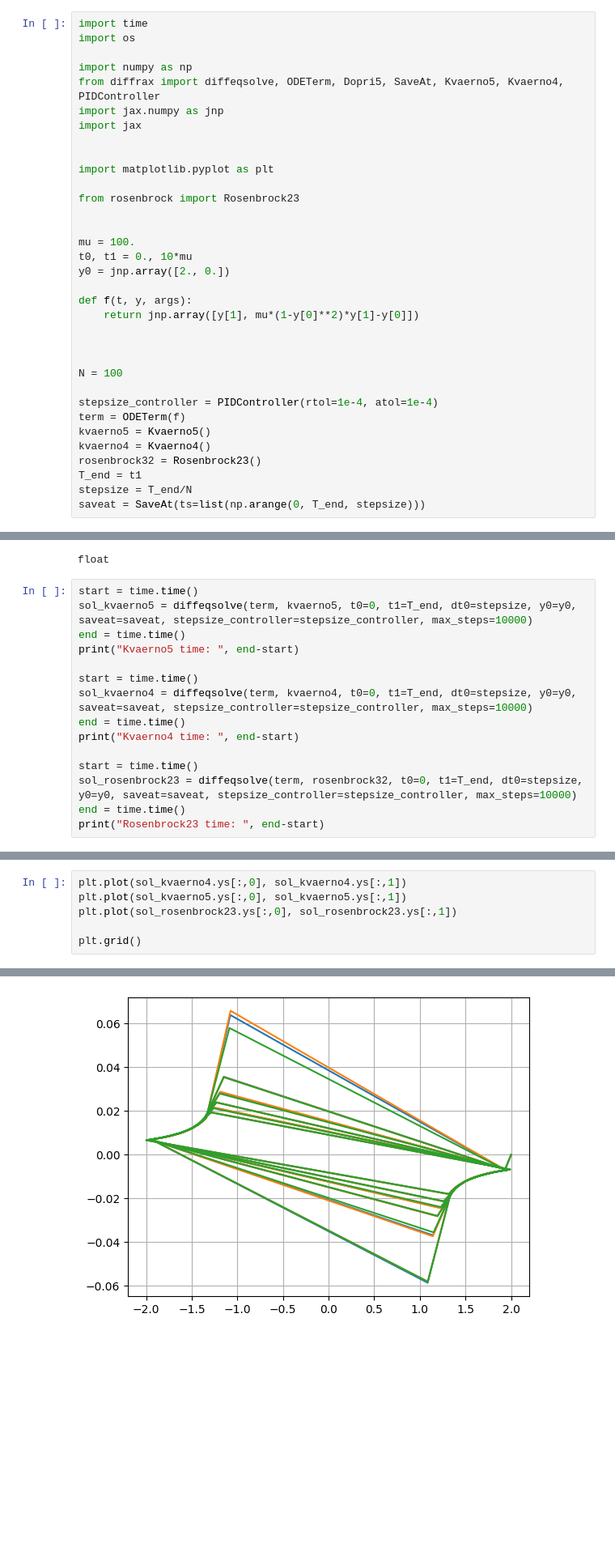
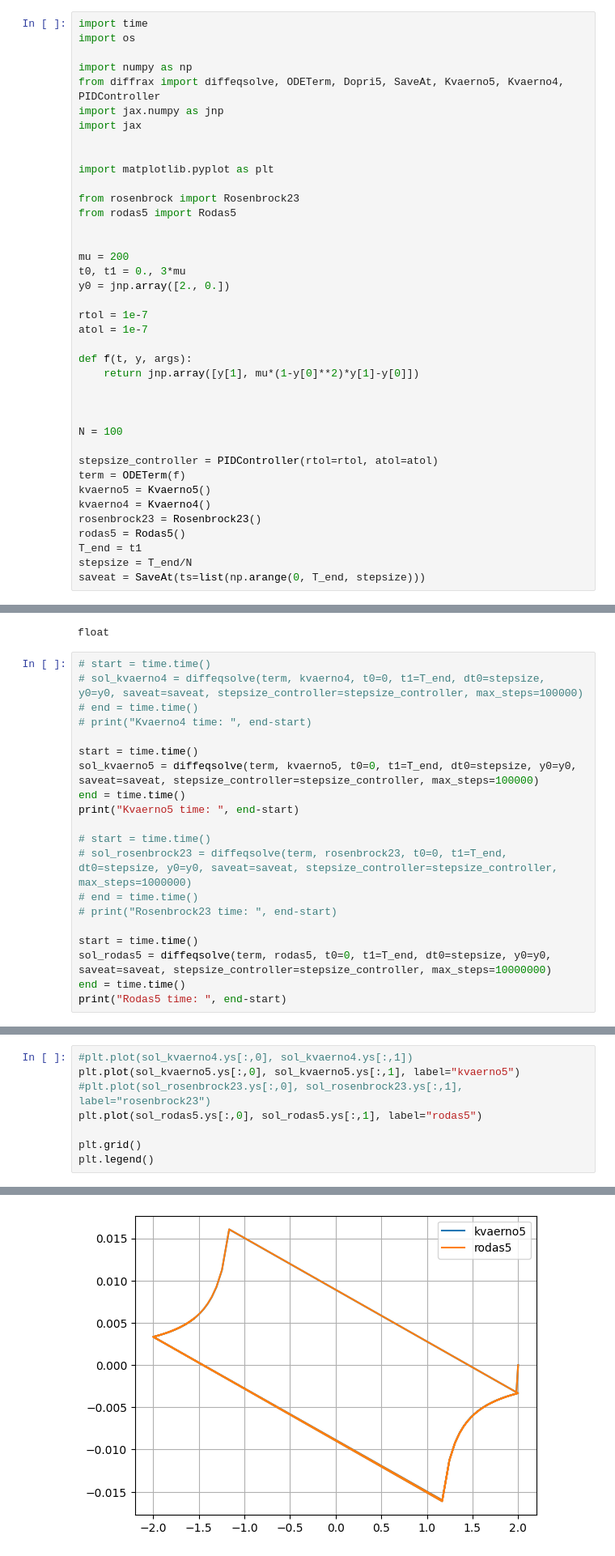
Before and after one commit to tobias-heinzle/integrators, a Jupyter notebook: diffrax.ipynb, the cells around one changed output, grey strips where cells are left out. Shown at 81% size. Cells and saved outputs as stored; diff of their text form; blank space fills up the shorter version.

Commit message:
ADD Rodas5 to diffrax and comparison script

```diff
--- a/diffrax.ipynb
+++ b/diffrax.ipynb
@@ -11,11 +11,15 @@ import jax
 import matplotlib.pyplot as plt
 
 from rosenbrock import Rosenbrock23
+from rodas5 import Rodas5
 
 
-mu = 100.
-t0, t1 = 0., 10*mu
+mu = 200
+t0, t1 = 0., 3*mu
 y0 = jnp.array([2., 0.])
+
+rtol = 1e-7
+atol = 1e-7
 
 def f(t, y, args):
     return jnp.array([y[1], mu*(1-y[0]**2)*y[1]-y[0]])
@@ -24,11 +28,12 @@ def f(t, y, args):
 
 N = 100
 
-stepsize_controller = PIDController(rtol=1e-4, atol=1e-4)
+stepsize_controller = PIDController(rtol=rtol, atol=atol)
 term = ODETerm(f)
 kvaerno5 = Kvaerno5()
 kvaerno4 = Kvaerno4()
-rosenbrock32 = Rosenbrock23()
+rosenbrock23 = Rosenbrock23()
+rodas5 = Rodas5()
 T_end = t1
 stepsize = T_end/N
 saveat = SaveAt(ts=list(np.arange(0, T_end, stepsize)))
@@ -43,18 +48,23 @@ type(control)
 # %% [output]
 float
 # %%
+# start = time.time()
+# sol_kvaerno4 = diffeqsolve(term, kvaerno4, t0=0, t1=T_end, dt0=stepsize, y0=y0, saveat=saveat, stepsize_controller=stepsize_controller, max_steps=100000)
+# end = time.time()
+# print("Kvaerno4 time: ", end-start)
+
 start = time.time()
-sol_kvaerno5 = diffeqsolve(term, kvaerno5, t0=0, t1=T_end, dt0=stepsize, y0=y0, saveat=saveat, stepsize_controller=stepsize_controller, max_steps=10000)
+sol_kvaerno5 = diffeqsolve(term, kvaerno5, t0=0, t1=T_end, dt0=stepsize, y0=y0, saveat=saveat, stepsize_controller=stepsize_controller, max_steps=100000)
 end = time.time()
 print("Kvaerno5 time: ", end-start)
 
-start = time.time()
-sol_kvaerno4 = diffeqsolve(term, kvaerno4, t0=0, t1=T_end, dt0=stepsize, y0=y0, saveat=saveat, stepsize_controller=stepsize_controller, max_steps=10000)
-end = time.time()
-print("Kvaerno4 time: ", end-start)
+# start = time.time()
+# sol_rosenbrock23 = diffeqsolve(term, rosenbrock23, t0=0, t1=T_end, dt0=stepsize, y0=y0, saveat=saveat, stepsize_controller=stepsize_controller, max_steps=1000000)
+# end = time.time()
+# print("Rosenbrock23 time: ", end-start)
 
 start = time.time()
-sol_rosenbrock23 = diffeqsolve(term, rosenbrock32, t0=0, t1=T_end, dt0=stepsize, y0=y0, saveat=saveat, stepsize_controller=stepsize_controller, max_steps=10000)
+sol_rodas5 = diffeqsolve(term, rodas5, t0=0, t1=T_end, dt0=stepsize, y0=y0, saveat=saveat, stepsize_controller=stepsize_controller, max_steps=10000000)
 end = time.time()
-print("Rosenbrock23 time: ", end-start)
+print("Rodas5 time: ", end-start)
 # %% [output]
@@ -64,7 +73,9 @@ Rosenbrock23 time:  0.6501529216766357
 # %%
-plt.plot(sol_kvaerno4.ys[:,0], sol_kvaerno4.ys[:,1])
-plt.plot(sol_kvaerno5.ys[:,0], sol_kvaerno5.ys[:,1])
-plt.plot(sol_rosenbrock23.ys[:,0], sol_rosenbrock23.ys[:,1])
+#plt.plot(sol_kvaerno4.ys[:,0], sol_kvaerno4.ys[:,1])
+plt.plot(sol_kvaerno5.ys[:,0], sol_kvaerno5.ys[:,1], label="kvaerno5")
+#plt.plot(sol_rosenbrock23.ys[:,0], sol_rosenbrock23.ys[:,1], label="rosenbrock23")
+plt.plot(sol_rodas5.ys[:,0], sol_rodas5.ys[:,1], label="rodas5")
 
 plt.grid()
+plt.legend()
 # %% [output]
@@ -71 +83 @@ plt.grid()
-[figure, old version]
+[figure, new version]
```
Also changed, not shown: parts of 4 cells of this notebook, 5 other files.
